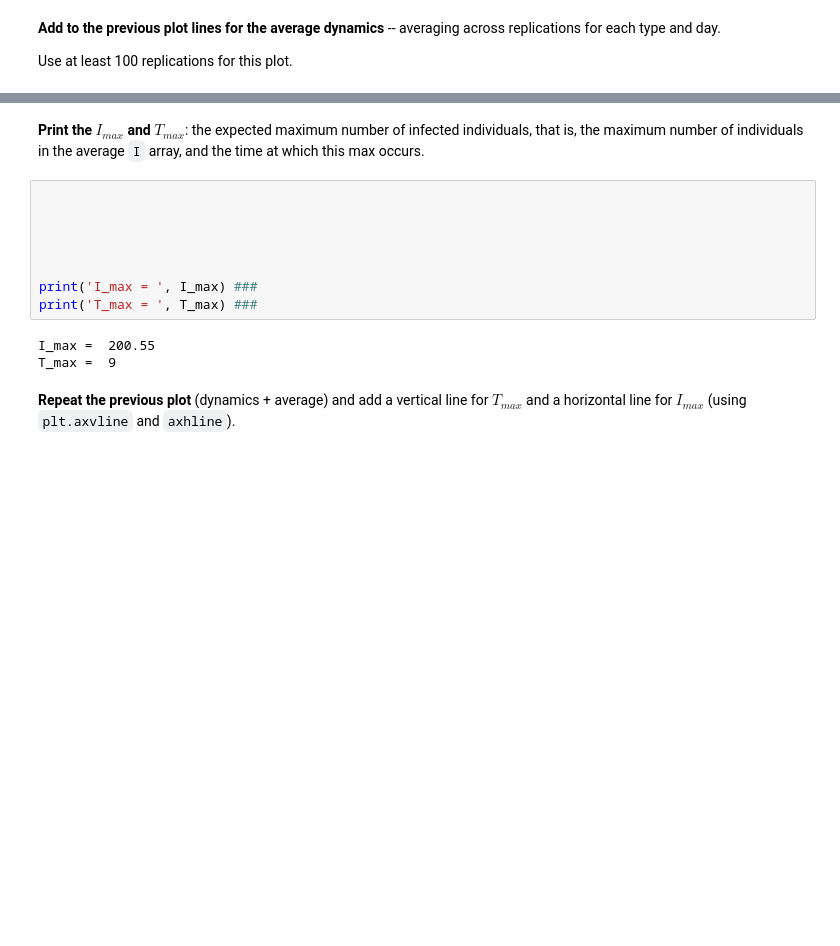
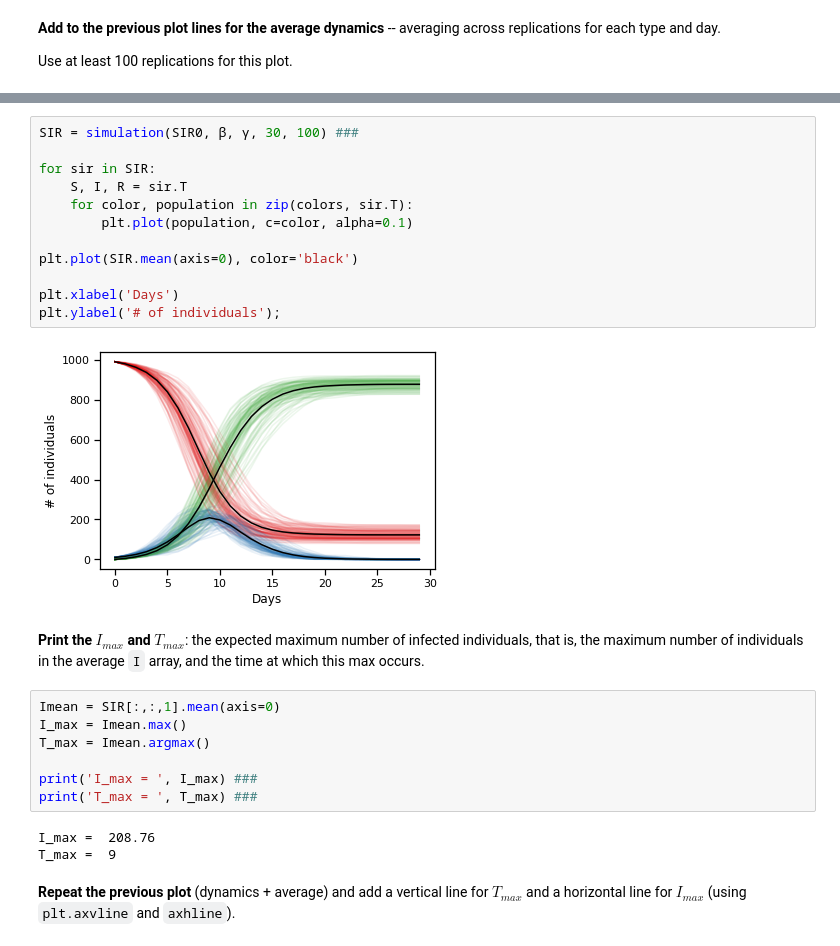
Before and after one commit to stavshem/SciComPy, a Jupyter notebook: assignments/A4.ipynb, the cells around one changed output, grey strips where cells are left out. Drawn from its saved outputs; the diff is of its cells as text; blank space fills up the shorter version.

```diff
--- a/assignments/A4.ipynb
+++ b/assignments/A4.ipynb
@@ -163,15 +149,28 @@ Use at least 100 replications for this plot.
+# %%
+SIR = simulation(SIR0, β, γ, 30, 100) ###
+
+for sir in SIR:
+    S, I, R = sir.T
+    for color, population in zip(colors, sir.T):
+        plt.plot(population, c=color, alpha=0.1)
+
+plt.plot(SIR.mean(axis=0), color='black')
+
+plt.xlabel('Days')
+plt.ylabel('# of individuals');
+# %% [output]
+[figure, added]
 # %% [markdown]
 **Print the $I_{max}$ and $T_{max}$**: the expected maximum number of infected individuals, that is, the maximum number of individuals in the average `I` array, and the time at which this max occurs.
 # %%
-
-
-
-
+Imean = SIR[:,:,1].mean(axis=0)
+I_max = Imean.max()
+T_max = Imean.argmax()
 
 print('I_max = ', I_max) ###
 print('T_max = ', T_max) ###
 # %% [output]
-I_max =  200.55
+I_max =  208.76
 T_max =  9
 # %% [markdown]
 **Repeat the previous plot** (dynamics + average) and add a vertical line for $T_{max}$ and a horizontal line for $I_{max}$ (using `plt.axvline` and `axhline`).
```
Also changed, not shown: parts of 15 cells of this notebook.
